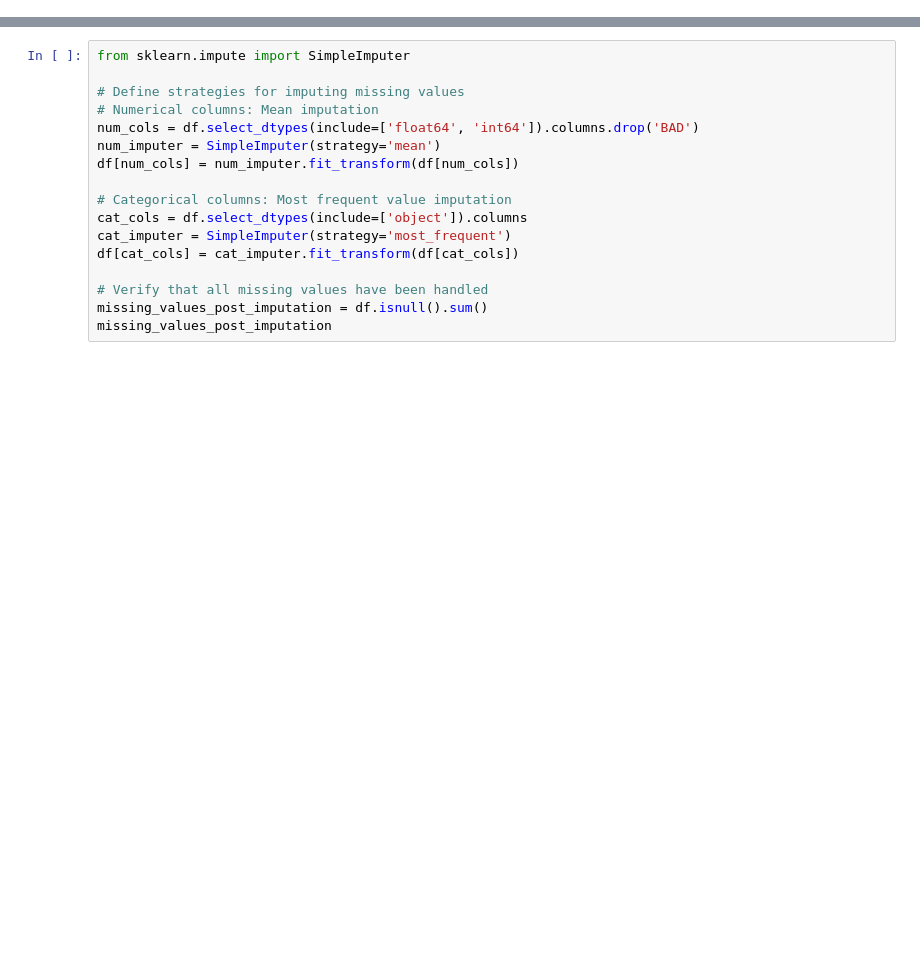
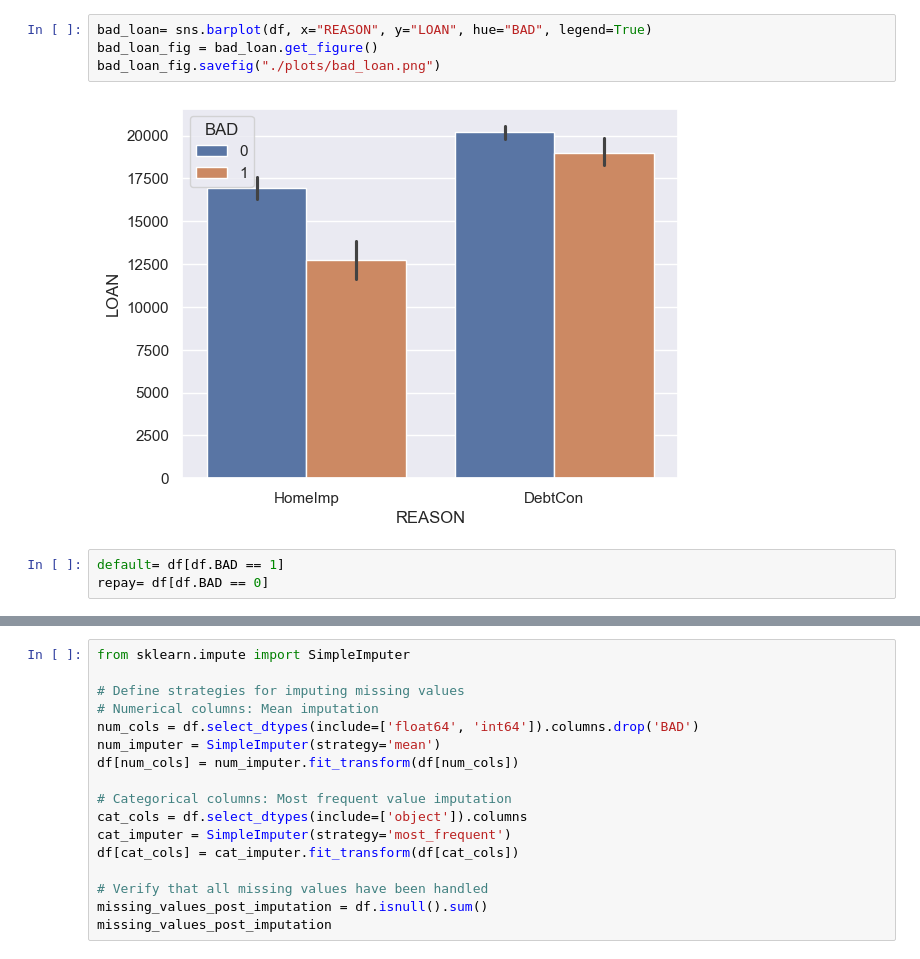
Before and after one commit to SmogJ/3MTT_Project_Loan_Default_Predicton, a Jupyter notebook: hmeq_loan_default_prediction.ipynb, the cells around one changed output, grey strips where cells are left out. Drawn from its saved outputs; the diff is of its cells as text; blank space fills up the shorter version.

```diff
--- a/hmeq_loan_default_prediction.ipynb
+++ b/hmeq_loan_default_prediction.ipynb
@@ -98,0 +98,9 @@ dtype: int64
+# %%
+bad_loan= sns.barplot(df, x="REASON", y="LOAN", hue="BAD", legend=True)
+bad_loan_fig = bad_loan.get_figure()
+bad_loan_fig.savefig("./plots/bad_loan.png")
+# %% [output]
+[figure, added]
+# %%
+default= df[df.BAD == 1]
+repay= df[df.BAD == 0]
```
Also changed, not shown: parts of 15 cells of this notebook.
